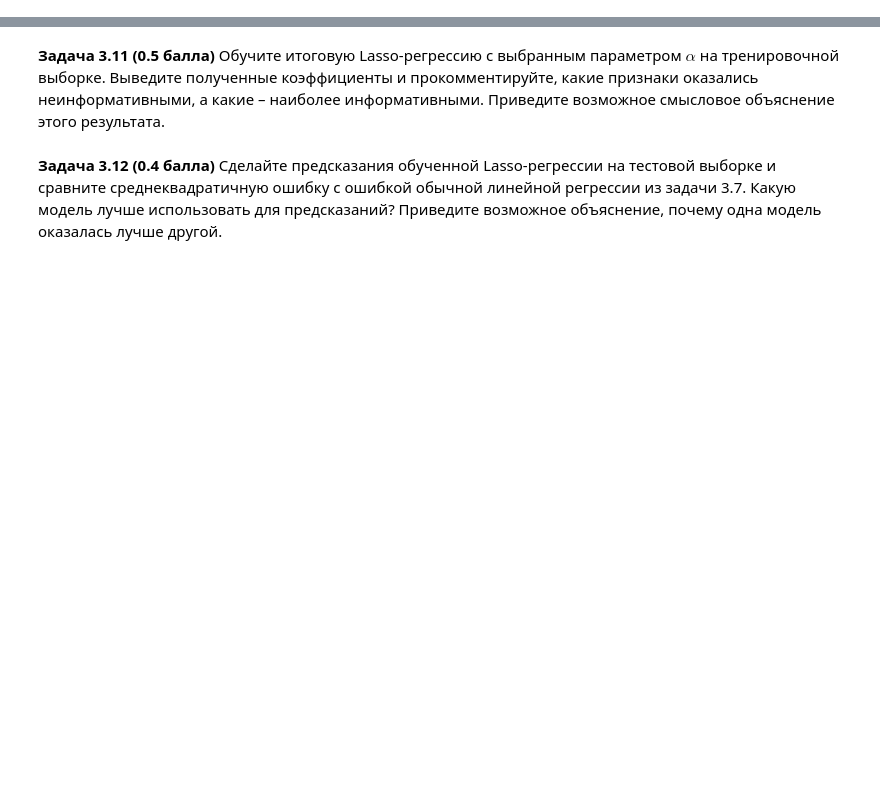
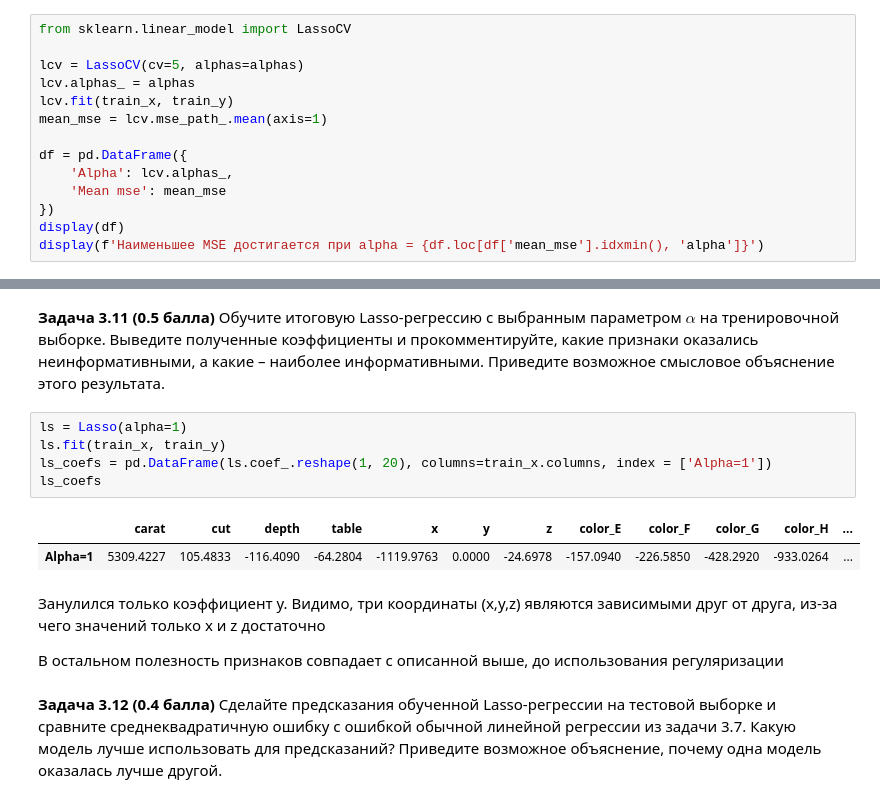
Before and after one commit to Bosbobos/IAD, a Jupyter notebook: MachineLeariningBasics/hw_04_knn/hw04_knn_linreg.ipynb, the cells around one changed output, grey strips where cells are left out. Drawn from its saved outputs; the diff is of its cells as text; blank space fills up the shorter version.

```diff
--- a/MachineLeariningBasics/hw_04_knn/hw04_knn_linreg.ipynb
+++ b/MachineLeariningBasics/hw_04_knn/hw04_knn_linreg.ipynb
@@ -587,3 +593,17 @@ L2 показывает похожую картину, но с более уме
 Заметим, что модель может использовать $\alpha$ не в том порядке, в котором вы подаёте их в функцию: для определения порядка используйте атрибут `.alphas_` Установите количество участков для кросс-валидации (параметр `cv`) равным 5.
 
 Усредните ошибки для каждого значения $\alpha$ (то есть по строкам матрицы ошибок) и выберите то значение, которое даёт наибольшее качество.
+# %%
+from sklearn.linear_model import LassoCV
+
+lcv = LassoCV(cv=5, alphas=alphas)
+lcv.alphas_ = alphas
+lcv.fit(train_x, train_y)
+mean_mse = lcv.mse_path_.mean(axis=1)
+
+df = pd.DataFrame({
+    'Alpha': lcv.alphas_,
+    'Mean mse': mean_mse
+})
+display(df)
+display(f'Наименьшее MSE достигается при alpha = {df.loc[df['mean_mse'].idxmin(), 'alpha']}')
@@ -590,4 +618,16 @@ L2 показывает похожую картину, но с более уме
 # %% [markdown]
 **Задача 3.11 (0.5 балла)** Обучите итоговую Lasso-регрессию с выбранным параметром $\alpha$ на тренировочной выборке. Выведите полученные коэффициенты и прокомментируйте, какие признаки оказались неинформативными, а какие – наиболее информативными. Приведите возможное смысловое объяснение этого результата.
+# %%
+ls = Lasso(alpha=1)
+ls.fit(train_x, train_y)
+ls_coefs = pd.DataFrame(ls.coef_.reshape(1, 20), columns=train_x.columns, index = ['Alpha=1'])
+ls_coefs
+# %% [output]
+|  | carat | cut | depth | table | x | y | z | color_E | color_F | color_G | color_H | ... |
+| Alpha=1 | 5309.4227 | 105.4833 | -116.4090 | -64.2804 | -1119.9763 | 0.0000 | -24.6978 | -157.0940 | -226.5850 | -428.2920 | -933.0264 | ... |
+# %% [markdown]
+Занулился только коэффициент y. Видимо, три координаты (x,y,z) являются зависимыми друг от друга, из-за чего значений только x и z достаточно
+
+В остальном полезность признаков совпадает с описанной выше, до использования регуляризации
 # %% [markdown]
 **Задача 3.12 (0.4 балла)** Сделайте предсказания обученной Lasso-регрессии на тестовой выборке и сравните среднеквадратичную ошибку с ошибкой обычной линейной регрессии из задачи 3.7. Какую модель лучше использовать для предсказаний? Приведите возможное объяснение, почему одна модель оказалась лучше другой.
```
Also changed, not shown: parts of 10 cells of this notebook.
